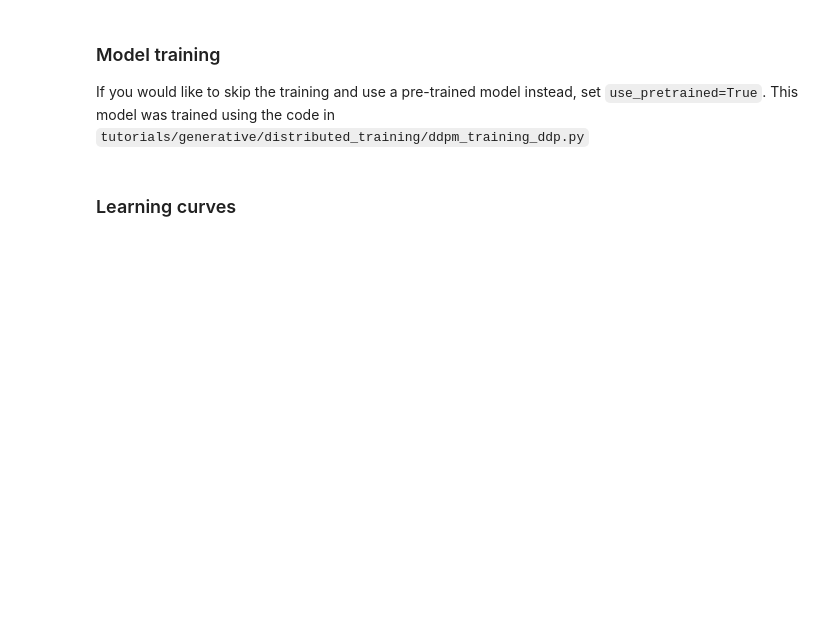
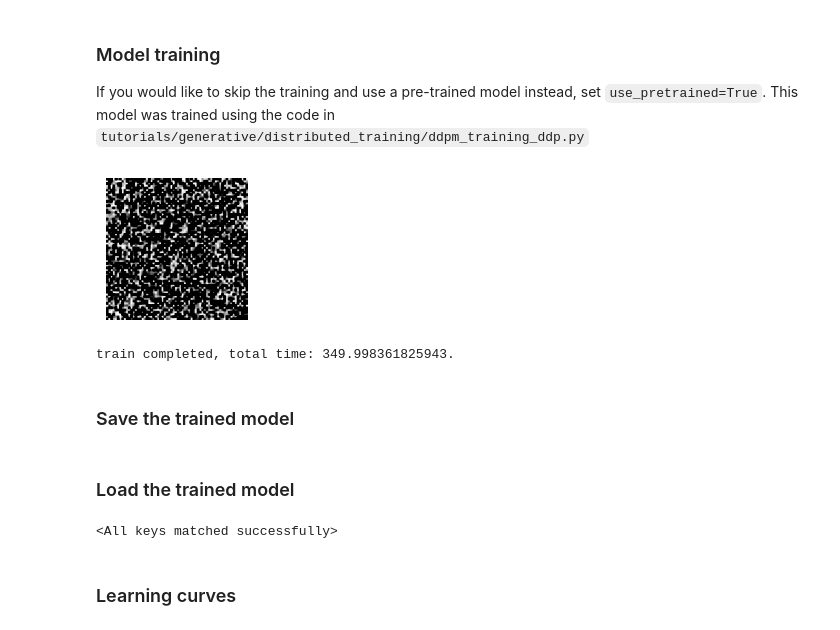
Before and after one commit to ShaoKAi100812/cmr_diffusion_models, a Jupyter notebook: monai_ddpm.ipynb, the cells around one changed output. Cells and saved outputs as stored; diff of their text form; code cells hidden in the pictures; blank space fills up the shorter version.

Commit message:
feat: Save and load checkpoints by Torch methods

```diff
--- a/monai_ddpm.ipynb
+++ b/monai_ddpm.ipynb
@@ -273,36 +273,40 @@ else:
             progress_bar.set_postfix({"loss": epoch_loss / (step + 1)})
         epoch_loss_list.append(epoch_loss / (step + 1))
 
-        if (epoch + 1) % val_interval == 0:
+        # if (epoch + 1) % val_interval == 0:
+        if True:
             model.eval()
             val_epoch_loss = 0
             for step, batch in enumerate(val_loader):
                 images = batch["image"]['data'].squeeze(-1).to(device)
                 with torch.no_grad():
                     with autocast(enabled=True):
                         noise = torch.randn_like(images).to(device)
                         timesteps = torch.randint(
                             0, inferer.scheduler.num_train_timesteps, (images.shape[0],), device=images.device
                         ).long()
                         noise_pred = inferer(inputs=images, diffusion_model=model, noise=noise, timesteps=timesteps)
                         val_loss = F.mse_loss(noise_pred.float(), noise.float())
 
                 val_epoch_loss += val_loss.item()
                 progress_bar.set_postfix({"val_loss": val_epoch_loss / (step + 1)})
             val_epoch_loss_list.append(val_epoch_loss / (step + 1))
 
             # Sampling image during training
             noise = torch.randn((1, 1, 64, 64))
             noise = noise.to(device)
             scheduler.set_timesteps(num_inference_steps=total_timesteps)
             with autocast(enabled=True):
                 image = inferer.sample(input_noise=noise, diffusion_model=model, scheduler=scheduler)
 
             plt.figure(figsize=(2, 2))
             plt.imshow(image[0, 0].cpu(), vmin=0, vmax=1, cmap="gray")
             plt.tight_layout()
             plt.axis("off")
             plt.show()
 
     total_time = time.time() - total_start
     print(f"train completed, total time: {total_time}.")
+# %% [output]
+[figure, added]
+train completed, total time: 349.998361825943.
@@ -313,0 +313,2 @@ torch.save(model.state_dict(), os.path.join(os.getcwd(), "checkpoints/checkpoint
+# %% [markdown]
+### Save the trained model
@@ -314,3 +318,10 @@ torch.save(model.state_dict(), os.path.join(os.getcwd(), "checkpoints/checkpoint
+# %% [markdown]
+### Load the trained model
+# %%
+PATH = os.path.join(os.getcwd(), "checkpoints/checkpoints_T1000_e1_s")
+model.load_state_dict(torch.load(PATH))
+# %% [output]
+<All keys matched successfully>
 # %% [markdown]
 ### Learning curves
 # %%
```
Also changed, not shown: parts of 6 cells of this notebook.
